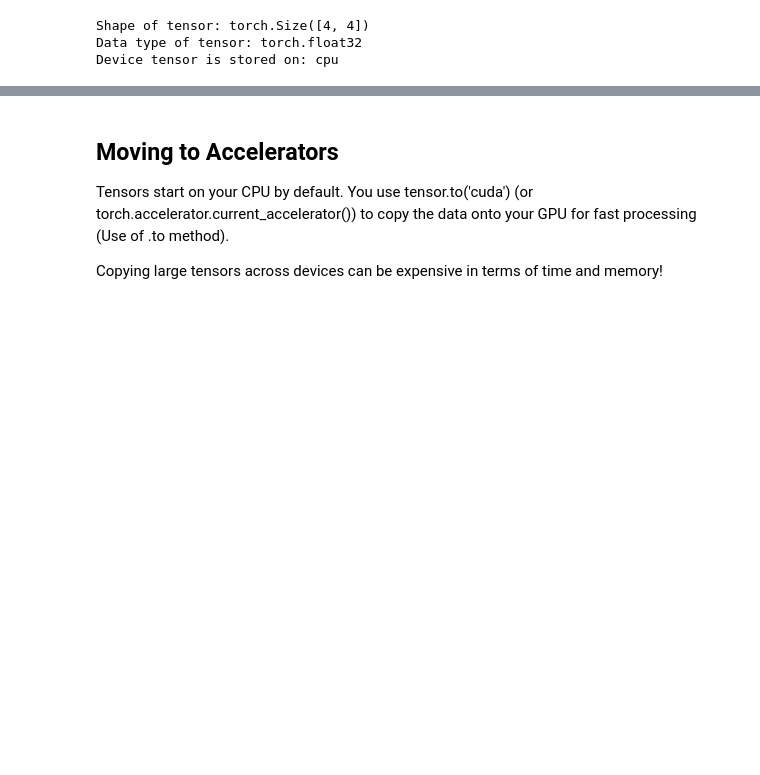
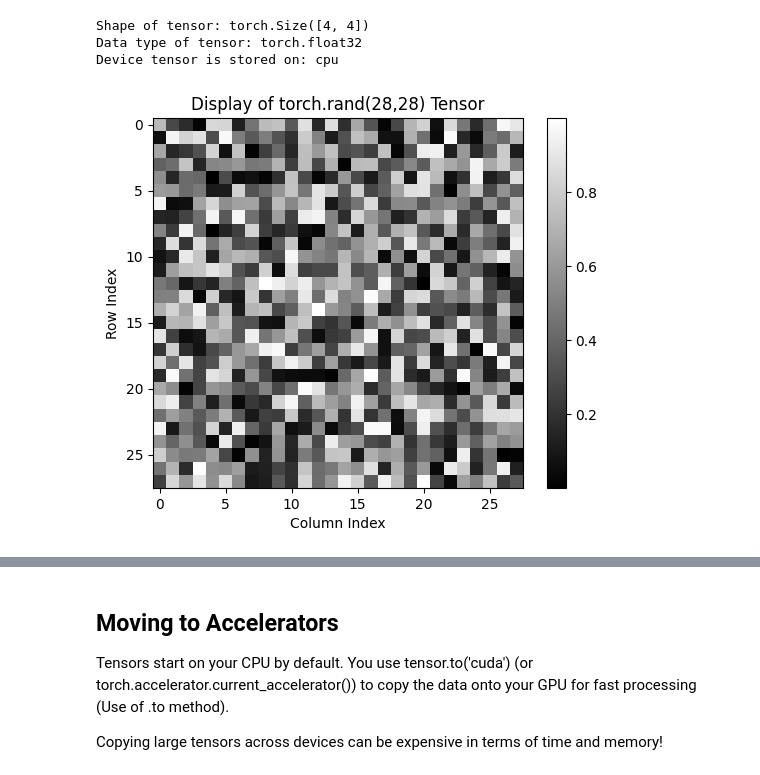
Before and after one commit to Pema-Codes/pytorch-learning, a Jupyter notebook: 01_pytorch_tensors.ipynb, the cells around one changed output, grey strips where cells are left out. Cells and saved outputs as stored; diff of their text form; code cells hidden in the pictures; blank space fills up the shorter version.

```diff
--- a/01_pytorch_tensors.ipynb
+++ b/01_pytorch_tensors.ipynb
@@ -90,3 +90,22 @@ print(f"Device tensor is stored on: {tensor.device}")
 Shape of tensor: torch.Size([4, 4])
 Data type of tensor: torch.float32
 Device tensor is stored on: cpu
+# %%
+tensor = torch.rand(28,28)
+# %%
+
+import matplotlib.pyplot as plt
+
+# Convert the PyTorch tensor to a NumPy array for matplotlib
+# Ensure the tensor is on the CPU before converting to NumPy
+numpy_tensor = tensor.cpu().numpy()
+
+# Display the tensor as an image
+plt.imshow(numpy_tensor, cmap='gray') # Using 'gray' colormap for a 2D array
+plt.title('Display of torch.rand(28,28) Tensor')
+plt.xlabel('Column Index')
+plt.ylabel('Row Index')
+plt.colorbar() # Add a color bar to show intensity scale
+plt.show()
+# %% [output]
+[figure, added]
```
Also changed, not shown: parts of 2 cells of this notebook.
